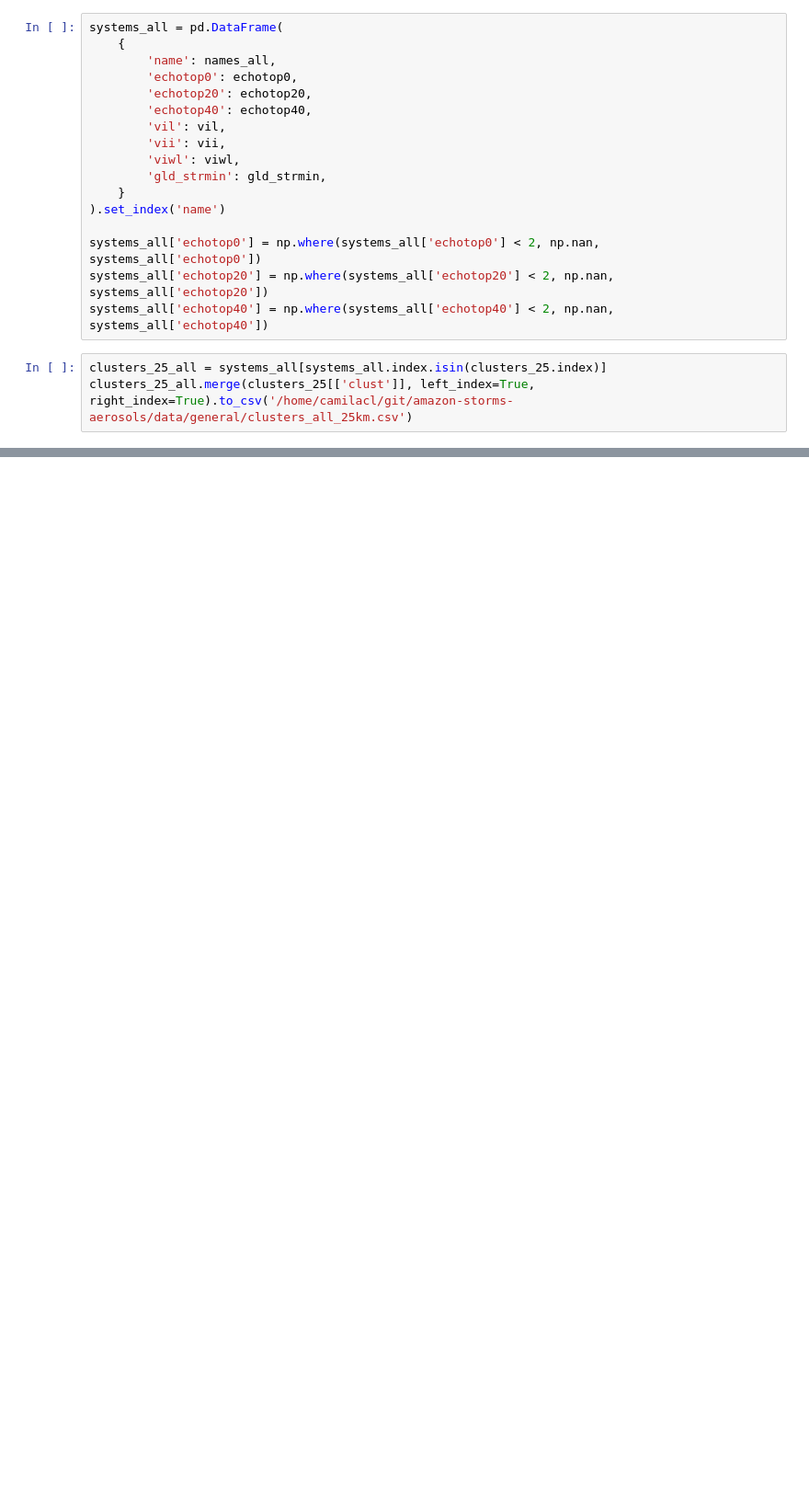
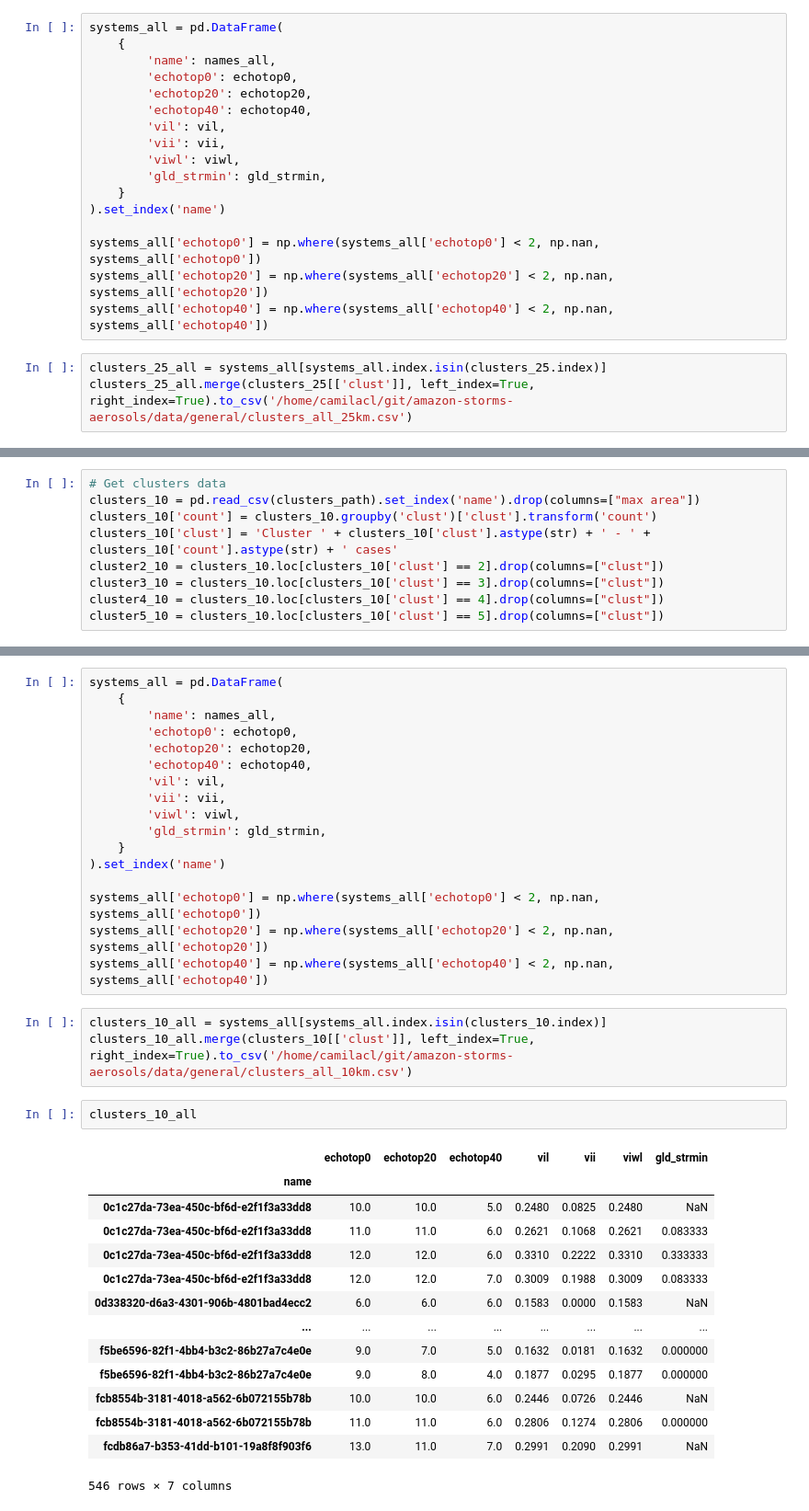
Before and after one commit to cclopes/tathu, a Jupyter notebook: sipam-tracking/clusters_analysis.ipynb, the cells around one changed output, grey strips where cells are left out. Shown: that part at 92% size. Drawn from its saved outputs; the diff is of its cells as text; blank space fills up the shorter version.

```diff
--- a/sipam-tracking/clusters_analysis.ipynb
+++ b/sipam-tracking/clusters_analysis.ipynb
@@ -252,0 +218,9 @@ plt.savefig(
+# %%
+# Get clusters data
+clusters_10 = pd.read_csv(clusters_path).set_index('name').drop(columns=["max area"])
+clusters_10['count'] = clusters_10.groupby('clust')['clust'].transform('count')
+clusters_10['clust'] = 'Cluster ' + clusters_10['clust'].astype(str) + ' - ' + clusters_10['count'].astype(str) + ' cases'
+cluster2_10 = clusters_10.loc[clusters_10['clust'] == 2].drop(columns=["clust"])
+cluster3_10 = clusters_10.loc[clusters_10['clust'] == 3].drop(columns=["clust"])
+cluster4_10 = clusters_10.loc[clusters_10['clust'] == 4].drop(columns=["clust"])
+cluster5_10 = clusters_10.loc[clusters_10['clust'] == 5].drop(columns=["clust"])
@@ -253 +285,38 @@ plt.savefig(
+# %%
+systems_all = pd.DataFrame(
+    {
+        'name': names_all,
+        'echotop0': echotop0,
+        'echotop20': echotop20,
+        'echotop40': echotop40,
+        'vil': vil,
+        'vii': vii,
+        'viwl': viwl,
+        'gld_strmin': gld_strmin,
+    }
+).set_index('name')
+
+systems_all['echotop0'] = np.where(systems_all['echotop0'] < 2, np.nan, systems_all['echotop0'])
+systems_all['echotop20'] = np.where(systems_all['echotop20'] < 2, np.nan, systems_all['echotop20'])
+systems_all['echotop40'] = np.where(systems_all['echotop40'] < 2, np.nan, systems_all['echotop40'])
+# %%
+clusters_10_all = systems_all[systems_all.index.isin(clusters_10.index)]
+clusters_10_all.merge(clusters_10[['clust']], left_index=True, right_index=True).to_csv('/home/camilacl/git/amazon-storms-aerosols/data/general/clusters_all_10km.csv')
+# %%
+clusters_10_all
+# %% [output]
+|  | echotop0 | echotop20 | echotop40 | vil | vii | viwl | gld_strmin |
+| name |  |  |  |  |  |  |  |
+| 0c1c27da-73ea-450c-bf6d-e2f1f3a33dd8 | 10.0 | 10.0 | 5.0 | 0.2480 | 0.0825 | 0.2480 | NaN |
+| 0c1c27da-73ea-450c-bf6d-e2f1f3a33dd8 | 11.0 | 11.0 | 6.0 | 0.2621 | 0.1068 | 0.2621 | 0.083333 |
+| 0c1c27da-73ea-450c-bf6d-e2f1f3a33dd8 | 12.0 | 12.0 | 6.0 | 0.3310 | 0.2222 | 0.3310 | 0.333333 |
+| 0c1c27da-73ea-450c-bf6d-e2f1f3a33dd8 | 12.0 | 12.0 | 7.0 | 0.3009 | 0.1988 | 0.3009 | 0.083333 |
+| 0d338320-d6a3-4301-906b-4801bad4ecc2 | 6.0 | 6.0 | 6.0 | 0.1583 | 0.0000 | 0.1583 | NaN |
+| ... | ... | ... | ... | ... | ... | ... | ... |
+| f5be6596-82f1-4bb4-b3c2-86b27a7c4e0e | 9.0 | 7.0 | 5.0 | 0.1632 | 0.0181 | 0.1632 | 0.000000 |
+| f5be6596-82f1-4bb4-b3c2-86b27a7c4e0e | 9.0 | 8.0 | 4.0 | 0.1877 | 0.0295 | 0.1877 | 0.000000 |
+| fcb8554b-3181-4018-a562-6b072155b78b | 10.0 | 10.0 | 6.0 | 0.2446 | 0.0726 | 0.2446 | NaN |
+| fcb8554b-3181-4018-a562-6b072155b78b | 11.0 | 11.0 | 6.0 | 0.2806 | 0.1274 | 0.2806 | 0.000000 |
+| fcdb86a7-b353-41dd-b101-19a8f8f903f6 | 13.0 | 11.0 | 7.0 | 0.2991 | 0.2090 | 0.2991 | NaN |
+546 rows × 7 columns
 # %%
```
Also changed, not shown: parts of 19 cells of this notebook, 3 other files.
